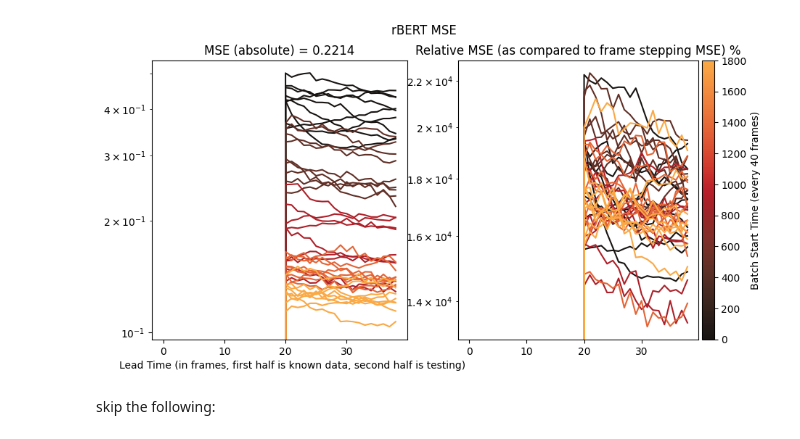
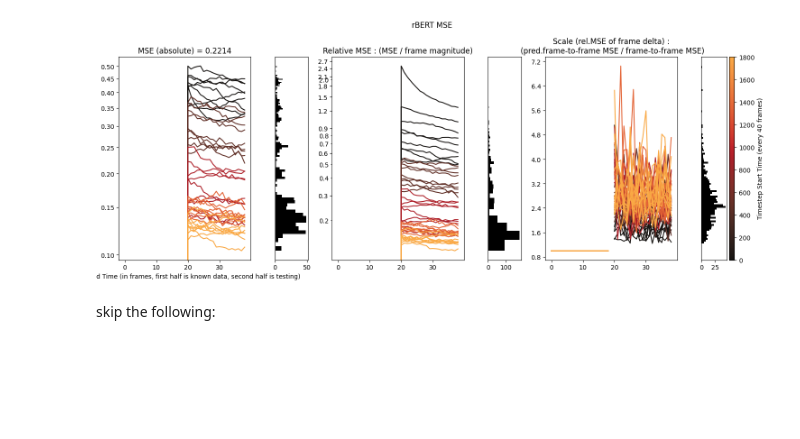
Before and after one commit to akhilsadam/ERA5_PredRNN, a Jupyter notebook: pipeline/test_visualization.ipynb, the cells around one changed output. Cells and saved outputs as stored; diff of their text form; code cells hidden in the pictures; blank space fills up the shorter version.

```diff
--- a/pipeline/test_visualization.ipynb
+++ b/pipeline/test_visualization.ipynb
@@ -108,49 +106,97 @@ for var in range(variables):
 # %%
-fig,axs = plt.subplots(1,2, figsize=(10,5))
+import matplotlib.ticker as mticker
+total_length = gt.shape[2]
+input_length = 20
+
+# fig,axs = plt.subplots(1,6, figsize=(15,6))
+fig = plt.figure(figsize=(15,6))
+gs = fig.add_gridspec(1, 6,  width_ratios=(4, 1,4,1,4,1))
+axs = []
+for i in range(3):
+    axs.append(fig.add_subplot(gs[0, 2*i]))
+    axs.append(fig.add_subplot(gs[0, 2*i+1], sharey=axs[-1]))
 cmap = jpcm.get('desert')
 cs = cmap.resampled(gt.shape[0]).colors
 avg = 0.0
+ravg = 0.0
+k = 0
+allmeans = []
+allrelmeans = []
+allspmeans = []
 for ba in range(gt.shape[0]*gt.shape[1]): # for each batch (i.e. each general section of time)
     b = ba // gt.shape[1]
     a = ba % gt.shape[1]
     means = []
     relMeans = []
+    spMeans = []
     for f in range(gt.shape[2]-shift-1): # for each frame (i.e. each time step in the batch)
         d = gt[b,a,shift+f,var,:,:]-pd[b,a,f,var,:,:]
-        d0 = gt[b,a,shift+f+1,var,:,:]-gt[b,a,shift+f,var,:,:]
+        g = gt[b,a,shift+f,var,:,:]
+        g0 = gt[b,a,shift+f+1,var,:,:]-gt[b,a,shift+f,var,:,:]
+        d0 = pd[b,a,f+1,var,:,:]-pd[b,a,f,var,:,:]
         meanMse = np.mean(d**2)
-        meanShiftMse = np.mean(d0**2)
-        means.append(meanMse) # average over minibatch
-        relMeans.append(100*meanMse/meanShiftMse) # average over minibatch
+        # meanShiftMse = np.mean(d0**2)
+        meang = np.mean(g**2)
+        means.append(meanMse)
+        relMeans.append(meanMse/meang)
+        spMeans.append(np.mean(d0**2) / np.mean(g0**2))
 
-    axs[0].plot(means, color=cs[b], label=f'Batch {b}')
-    axs[1].plot(relMeans, color=cs[b], label=f'Batch {b}')
+    axs[0].plot(means, color=cs[b], label=f'Timestep Batch {b}')
+    axs[2].plot(relMeans, color=cs[b], label=f'Timestep Batch {b}')
+    spMeans[stepd] = np.nan
+    axs[4].plot(spMeans, color=cs[b], label=f'Timestep Batch {b}')
     avg += np.mean(means)
-avg /= gt.shape[0]*gt.shape[1]
-avg *= 2 # because we only have half the frames
+    ravg += np.mean(relMeans)
+    k+=1
+    allmeans.extend(means)
+    allrelmeans.extend(relMeans)
+    allspmeans.extend(spMeans)
+avg /= k
+avg *= total_length/(total_length-input_length)
+ravg /= k
+ravg *= total_length/(total_length-input_length)
 # plt.plot(medians, label='Median')
 axs[0].set_xlabel('        Lead Time (in frames, first half is known data, second half is testing)')
 axs[0].set_title(f'MSE (absolute) = {avg:.4f}')
 axs[0].set_yscale('log')
-axs[1].set_yscale('log')
-axs[1].set_title('Relative MSE (as compared to frame stepping MSE) %')
-divider = make_axes_locatable(axs[1])
-cax = divider.append_axes('right', size='5%', pad=0.05)
+axs[2].set_yscale('log')
+# axs[2].set_yscale('log')
+axs[2].set_title('Relative MSE : (MSE / frame magnitude)')
+axs[4].set_title('Scale (rel.MSE of frame delta) :\n (pred.frame-to-frame MSE / frame-to-frame MSE)')
+allmeansa = np.array(allmeans)
+allmeansa = allmeansa[np.where(allmeansa > 0)]
+allrelmeansa = np.array(allrelmeans)
+allrelmeansa = allrelmeansa[np.where(allrelmeansa > 0)]
+allspmeansa = np.array(allspmeans)
+allspmeansa = allspmeansa[np.where(allspmeansa > 1)]
+axs[1].hist(allmeansa, bins=100, color='k', orientation='horizontal')
+axs[3].hist(allrelmeansa, bins=100, color='k', orientation='horizontal')
+axs[5].hist(allspmeansa, bins=100, color='k', orientation='horizontal')
+
+
+divider = make_axes_locatable(axs[5])
+cax = divider.append_axes('right', size='20%', pad=0.05)
 fig.colorbar(
     mpl.cm.ScalarMappable(
         norm=mpl.colors.Normalize(0, gt.shape[0] * gt.shape[1] * gt.shape[2]), cmap=cmap
     ),
     cax=cax,
     orientation='vertical',
-    label=f'Batch Start Time (every {gt.shape[2]} frames)',
+    label=f'Timestep Start Time (every {gt.shape[2]} frames)',
     # ticks=np.arange(0, gt.shape[0] * gt.shape[1] * gt.shape[2], gt.shape[2]).tolist(),
 )
 # plt.legend()/
+[ax.yaxis.set_major_locator(plt.MaxNLocator(10)) for ax in axs[::2]]
+[ax.yaxis.set_major_formatter(mticker.ScalarFormatter()) for ax in axs[::2]]
+[ax.yaxis.set_minor_formatter(mticker.ScalarFormatter()) for ax in axs[::2]]
+[ax.get_yaxis().set_visible(False) for ax in axs[1::2]]
+
 plt.suptitle(f'{modelname} MSE')
+plt.tight_layout()
 plt.savefig(f'{result_path}mse.png'.replace('/mnt/c','C:'))
 plt.show()
 # %% [output]
-[figure, old version]
+[figure, new version]
 # %%
 plt.rcParams["animation.html"] = "jshtml"
 plt.rcParams['figure.dpi'] = 150
```
Also changed, not shown: parts of 3 cells of this notebook, 1 other file.
